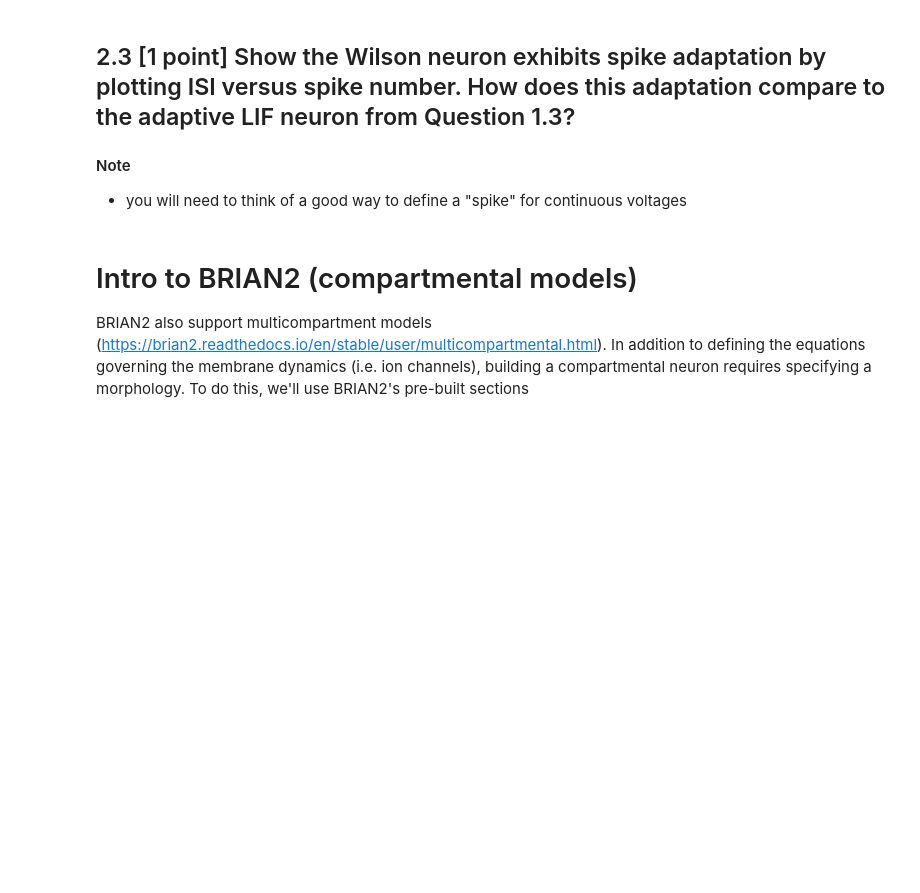
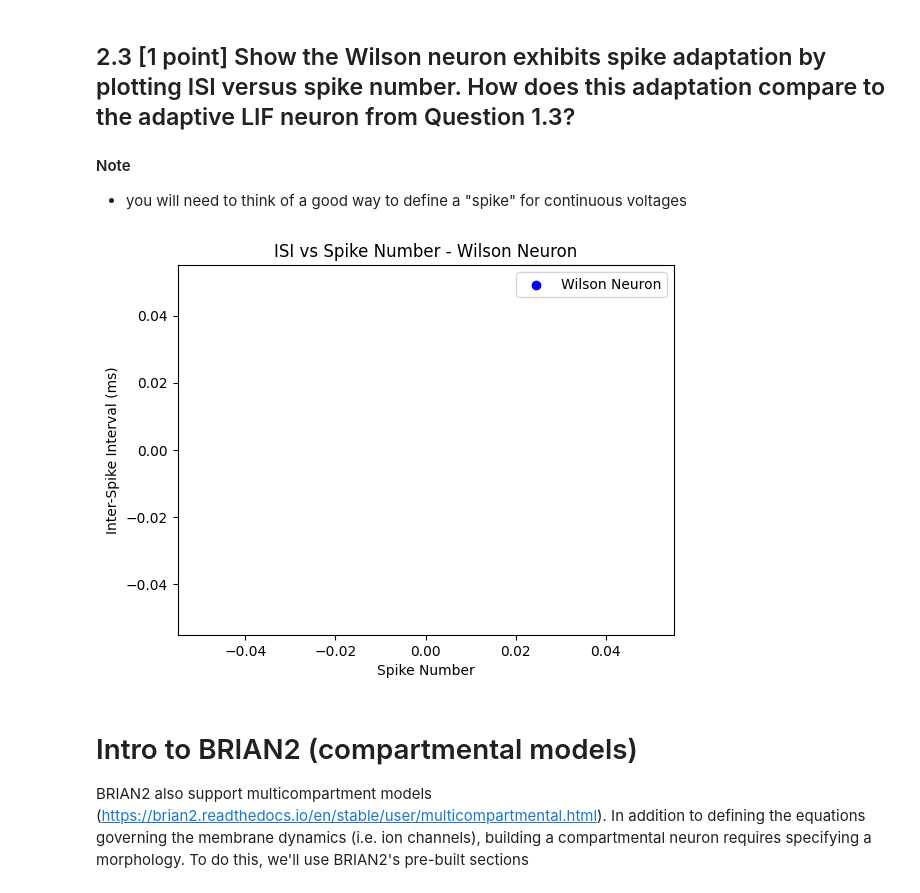
Before and after one commit to mr-nudo/neuronModels1, a Jupyter notebook: syde552_file_(1).ipynb, the cells around one changed output. Saved outputs shown, nothing was run; the diff lists cells and outputs as text; code cells hidden in the pictures; blank space fills up the shorter version.

```diff
--- a/syde552_file_(1).ipynb
+++ b/syde552_file_(1).ipynb
@@ -369,3 +515,57 @@ where $v$ is voltage, $r$ is a recovery variable, and $h$ is a conductance varia
+# %%
+start_scope()
+defaultclock.dt = 0.05*ms
+
+# Wilson neuron parameters
+tau_v = 0.97*ms
+tau_r = 5.6*ms
+tau_h = 99.0*ms
+I_ext = 3
+
+# Additional adaptation parameters
+tau_adaptation = 100*ms
+delta_adaptation = 1*mV
+
+# Wilson neuron model equations with adaptation
+eqs_wilson = '''
+dv/dt = -((17.81 + 47.58*v + 33.80*v**2)*(v - 0.48) - 26*r*(v + 0.95)**2 - 13*h*(v + 0.95)**2 + I_ext)/tau_v : 1
+dr/dt = -(r + 1.29*v + 0.79 + 3.30*(v + 0.38)**2)/tau_r : 1
+dh/dt = -(h - 11*(v + 0.754)*(v + 0.69))/tau_h : 1
+da/dt = -a / tau_adaptation : volt
+'''
+
+# Threshold and reset conditions
+threshold_condition = 'v > 0.3'
+reset_action = 'v = -0.9; a += delta_adaptation'
+
+# Create the Wilson neuron group
+neuron_wilson = NeuronGroup(1, eqs_wilson, threshold=threshold_condition, reset=reset_action, method='euler')
+
+# Set initial conditions
+neuron_wilson.v = -0.75
+neuron_wilson.r = 0.2
+neuron_wilson.h = 0.1
+neuron_wilson.a = 0
+
+# State monitors
+monitor_wilson_v = StateMonitor(neuron_wilson, 'v', record=True)
+monitor_wilson_a = StateMonitor(neuron_wilson, 'a', record=True)
+monitor_wilson_s = SpikeMonitor(neuron_wilson)
+
+# Run the simulation
+run(100*ms)
+
+# Calculate ISI for Wilson neuron
+isi_wilson = np.diff(monitor_wilson_s.t)
+
+# Plot ISI versus spike number for Wilson neuron
+fig, ax = plt.subplots()
+ax.scatter(range(1, len(monitor_wilson_s.t)), isi_wilson, label='Wilson Neuron', color='blue')
+ax.set(xlabel='Spike Number', ylabel='Inter-Spike Interval (ms)', title='ISI vs Spike Number - Wilson Neuron')
+ax.legend()
+plt.show()
+# %% [output]
+[figure, added]
 # %% [markdown]
 # Intro to BRIAN2 (compartmental models)
 
```
Also changed, not shown: parts of 13 cells of this notebook.
